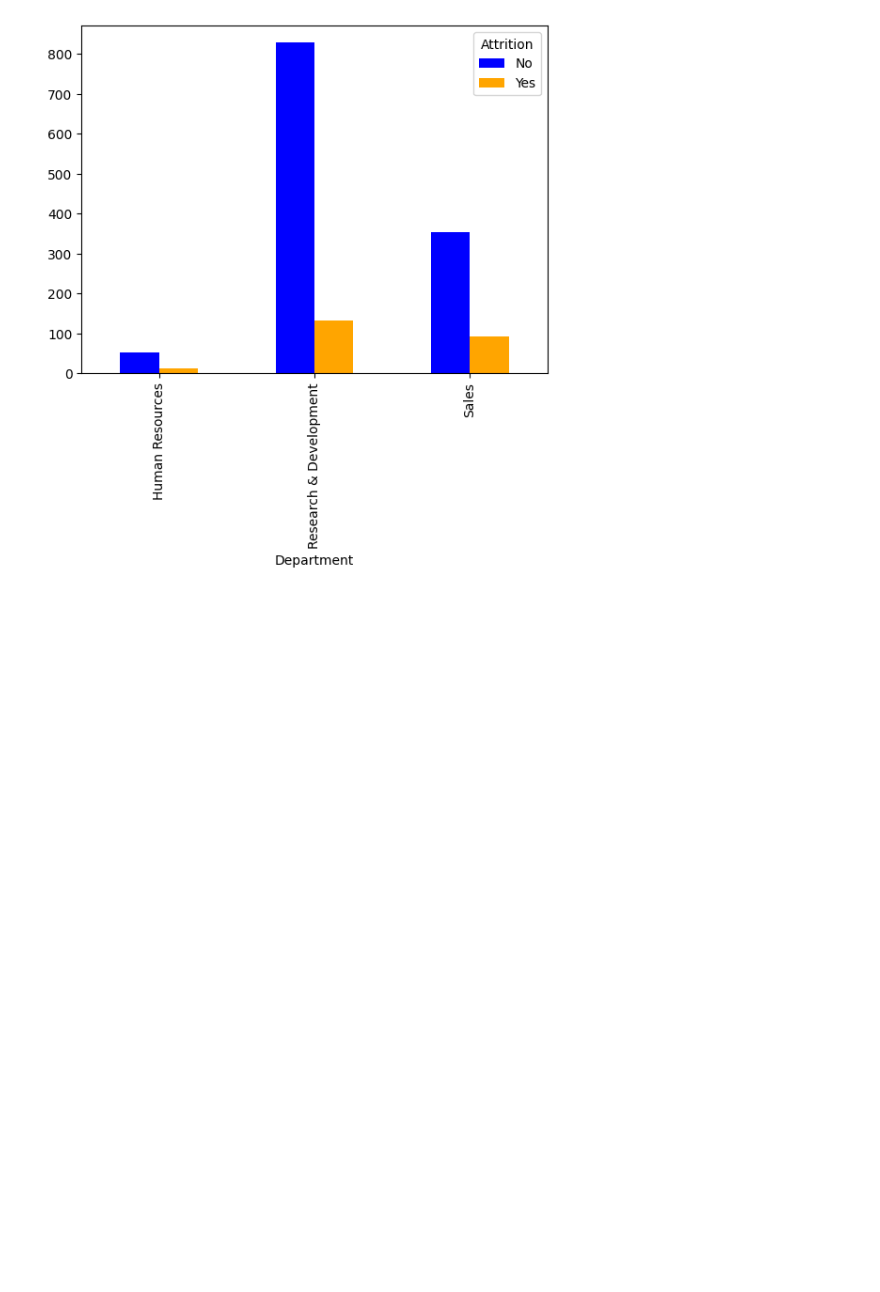
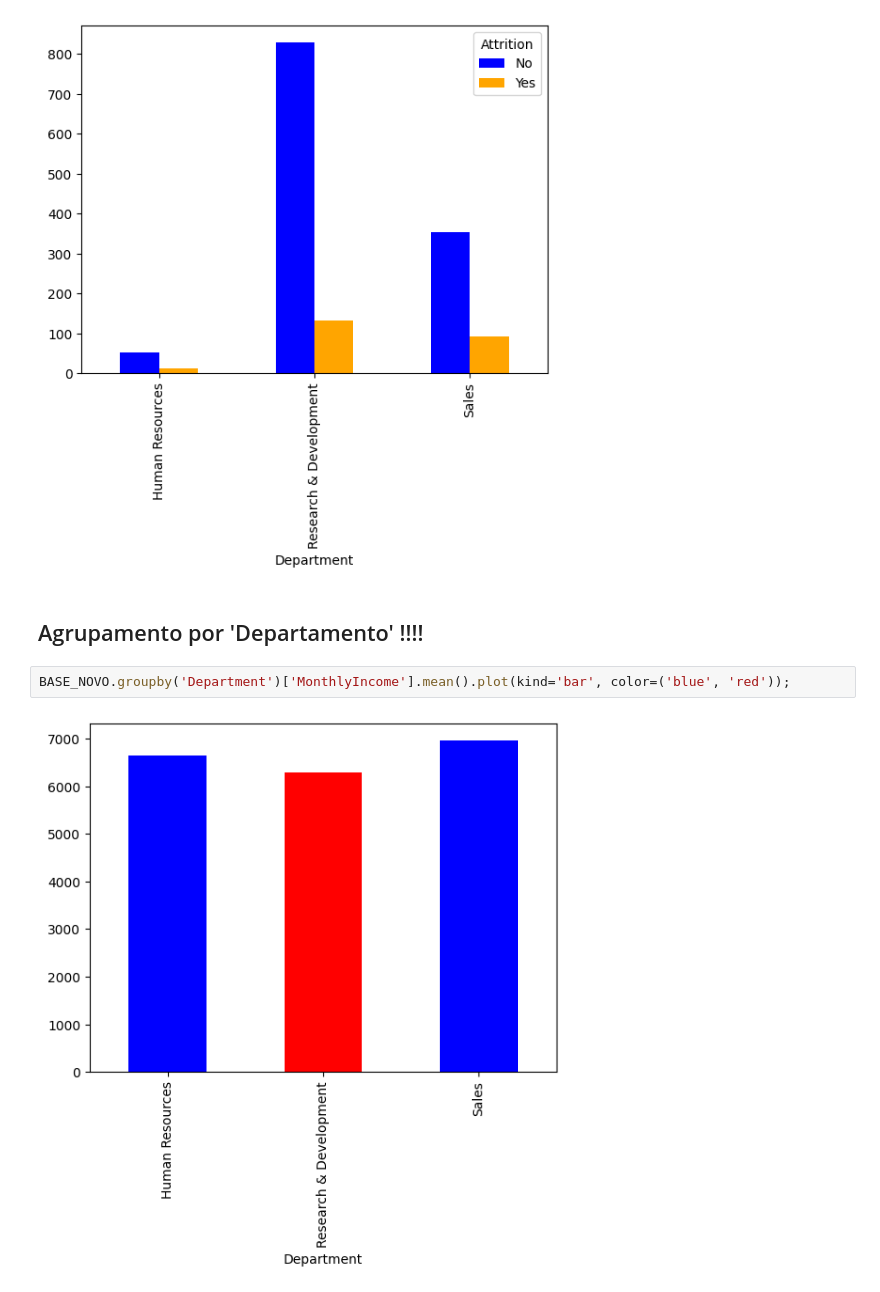
Before and after one commit to OjedaProgramador/Analise_dados_versao_2, a Jupyter notebook: IBM.ipynb, the cells around one changed output. Cells and saved outputs as stored; diff of their text form; blank space fills up the shorter version.

```diff
--- a/IBM.ipynb
+++ b/IBM.ipynb
@@ -294,3 +296,9 @@ pd.crosstab(BASE_NOVO['Department'], BASE_NOVO['Attrition'], margins=True, norma
 pd.crosstab(BASE_NOVO['Department'], BASE_NOVO['Attrition']).plot(kind='bar', color=['blue', 'orange']);
 # %% [output]
 [figure]
+# %% [markdown]
+## Agrupamento por 'Departamento' !!!!
+# %%
+BASE_NOVO.groupby('Department')['MonthlyIncome'].mean().plot(kind='bar', color=('blue', 'red'));
+# %% [output]
+[figure, added]
```
Also changed, not shown: parts of 2 cells of this notebook.
